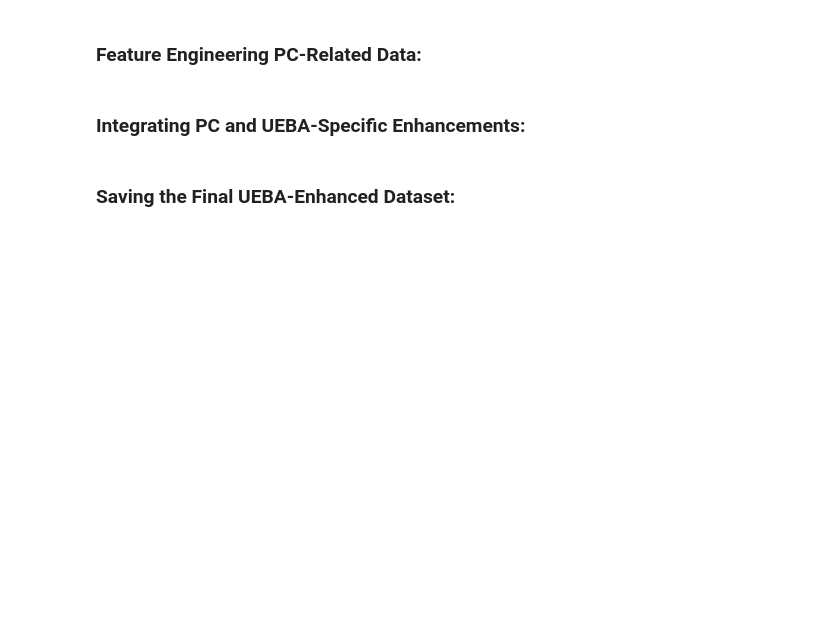
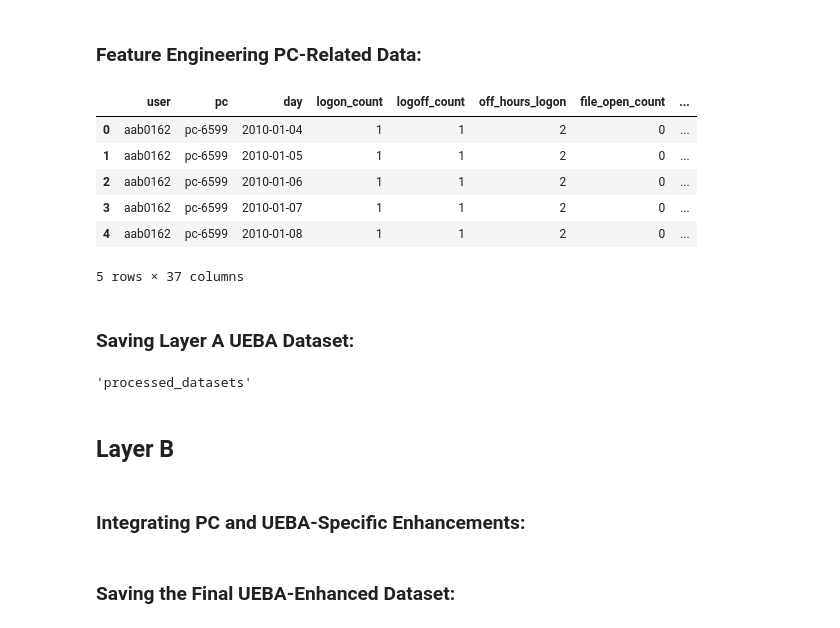
Before and after one commit to Aaron-Loera/Insider-Threat-Detection, a Jupyter notebook: CERT_Preprocessing.ipynb, the cells around one changed output. Cells and saved outputs as stored; diff of their text form; code cells hidden in the pictures; blank space fills up the shorter version.

```diff
--- a/CERT_Preprocessing.ipynb
+++ b/CERT_Preprocessing.ipynb
@@ -364,11 +674,12 @@ assert behavioral_matrix.drop(columns=["user", "pc", "day"]).isna().sum().sum()
 # %% [markdown]
 ### Feature Engineering PC-Related Data:
 # %%
-def extract_pc_features(df: pd.DataFrame, min_history: int=5) -> pd.DataFrame:
+def add_pc_features(df: pd.DataFrame, min_history: int=10) -> pd.DataFrame:
     """
-    Extracts PC-derived contextual features to an aggregated behavioral matrix.
+    Adds PC-derived behavioral history to an aggregated behavioral matrix.
 
     Args:
+        df: The behavioral matrix
         min_history: Minimum prior observations required before flagging new PC usage as abnormal activity
 
     Returns:
@@ -376,6 +687,7 @@ def extract_pc_features(df: pd.DataFrame, min_history: int=5) -> pd.DataFrame:
     """
     df = df.copy()
     df.sort_values(by=["user", "day", "pc"], inplace=True)
+    df.reset_index(drop=True, inplace=True)
 
     # Tracking historical PC usage counts
     df["pc_prior_use_count"] = df.groupby(["user", "pc"]).cumcount()
@@ -399,10 +711,7 @@ def extract_pc_features(df: pd.DataFrame, min_history: int=5) -> pd.DataFrame:
         .to_dict()
     )
 
-    df["pc_is_primary"] = df.apply(
-        lambda row: int(row["pc"] == primary_pc_map.get(row["user"])),
-        axis=1
-    )
+    df["pc_is_primary"] = (df["pc"] == df["user"].map(primary_pc_map)).astype(int)
 
     # Tracking the number of distinct PC's previously used
     df["distinct_pcs_prior"] = (
@@ -428,6 +737,16 @@ def extract_pc_features(df: pd.DataFrame, min_history: int=5) -> pd.DataFrame:
 
     return df
 # %%
-pc_behavioral_matrix = extract_pc_features(behavioral_matrix)
+layer_a_ueba_dataset = add_pc_features(behavioral_matrix)
 # %%
-pc_behavioral_matrix.head()
+layer_a_ueba_dataset.head()
+# %% [output]
+|  | user | pc | day | logon_count | logoff_count | off_hours_logon | file_open_count | ... |
+| 0 | aab0162 | pc-6599 | 2010-01-04 | 1 | 1 | 2 | 0 | ... |
+| 1 | aab0162 | pc-6599 | 2010-01-05 | 1 | 1 | 2 | 0 | ... |
+| 2 | aab0162 | pc-6599 | 2010-01-06 | 1 | 1 | 2 | 0 | ... |
+| 3 | aab0162 | pc-6599 | 2010-01-07 | 1 | 1 | 2 | 0 | ... |
+| 4 | aab0162 | pc-6599 | 2010-01-08 | 1 | 1 | 2 | 0 | ... |
+5 rows × 37 columns
+# %% [markdown]
+### Saving Layer A UEBA Dataset:
@@ -434,3 +778,9 @@ pc_behavioral_matrix.head()
+# %%
+save_path = save_dataset(layer_a_ueba_dataset, filename="ueba_dataset_3a.csv")
+# %% [output]
+'processed_datasets'
+# %% [markdown]
+## **Layer B**
 # %% [markdown]
 ### Integrating PC and UEBA-Specific Enhancements:
 # %%
```
Also changed, not shown: parts of 59 cells of this notebook.
